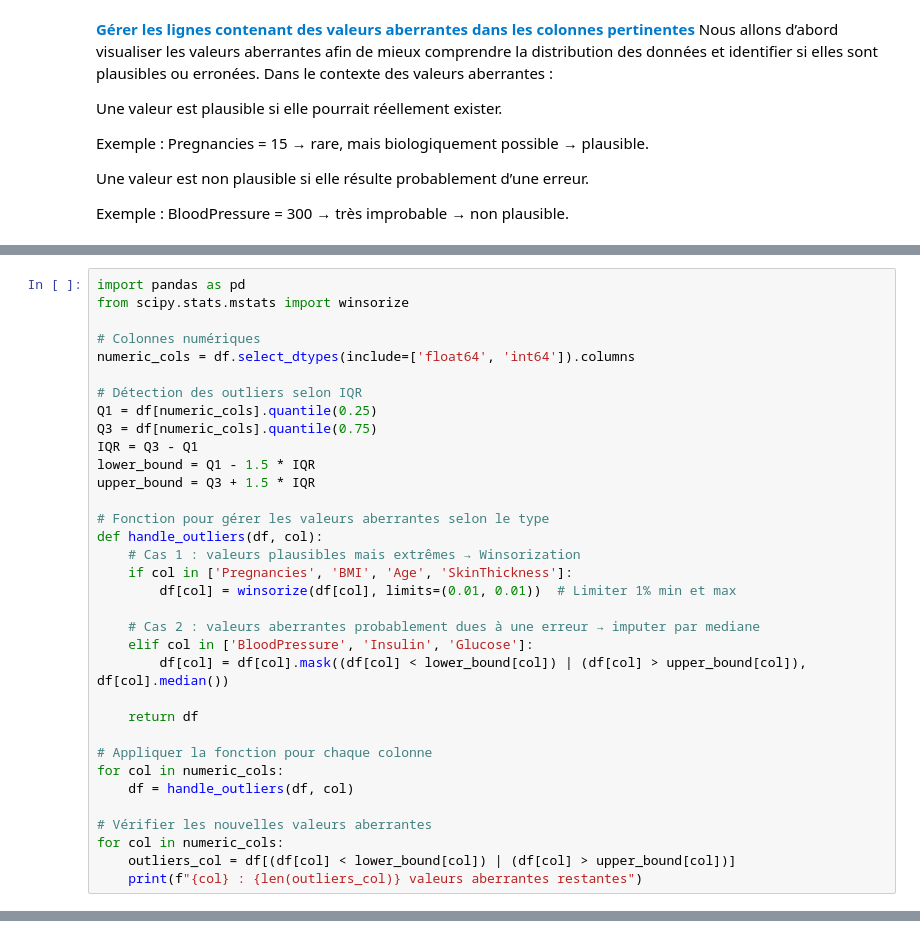
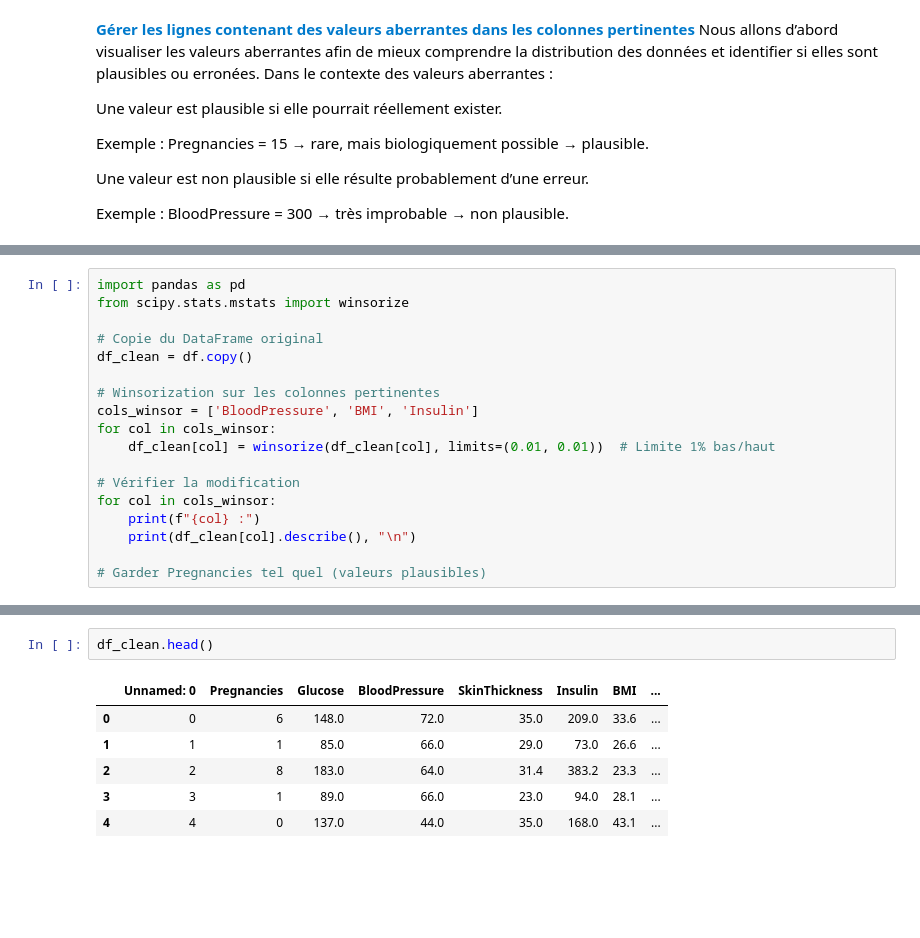
Before and after one commit to MinaELKH/breif2_AnalysePredictionRisqueDiabete, a Jupyter notebook: pretraitementDonnée.ipynb, the cells around one changed output, grey strips where cells are left out. Saved outputs shown, nothing was run; the diff lists cells and outputs as text; blank space fills up the shorter version.

```diff
--- a/pretraitementDonnée.ipynb
+++ b/pretraitementDonnée.ipynb
@@ -291,34 +293,18 @@ Index: []
 import pandas as pd
 from scipy.stats.mstats import winsorize
 
-# Colonnes numériques
-numeric_cols = df.select_dtypes(include=['float64', 'int64']).columns
+# Copie du DataFrame original
+df_clean = df.copy()
 
-# Détection des outliers selon IQR
-Q1 = df[numeric_cols].quantile(0.25)
-Q3 = df[numeric_cols].quantile(0.75)
-IQR = Q3 - Q1
-lower_bound = Q1 - 1.5 * IQR
-upper_bound = Q3 + 1.5 * IQR
+# Winsorization sur les colonnes pertinentes
+cols_winsor = ['BloodPressure', 'BMI', 'Insulin']
+for col in cols_winsor:
+    df_clean[col] = winsorize(df_clean[col], limits=(0.01, 0.01))  # Limite 1% bas/haut
 
-# Fonction pour gérer les valeurs aberrantes selon le type
-def handle_outliers(df, col):
-    # Cas 1 : valeurs plausibles mais extrêmes → Winsorization
-    if col in ['Pregnancies', 'BMI', 'Age', 'SkinThickness']:
-        df[col] = winsorize(df[col], limits=(0.01, 0.01))  # Limiter 1% min et max
+# Vérifier la modification
+for col in cols_winsor:
+    print(f"{col} :")
+    print(df_clean[col].describe(), "\n")
 
-    # Cas 2 : valeurs aberrantes probablement dues à une erreur → imputer par mediane
-    elif col in ['BloodPressure', 'Insulin', 'Glucose']:
-        df[col] = df[col].mask((df[col] < lower_bound[col]) | (df[col] > upper_bound[col]), df[col].median())
-
-    return df
-
-# Appliquer la fonction pour chaque colonne
-for col in numeric_cols:
-    df = handle_outliers(df, col)
-
-# Vérifier les nouvelles valeurs aberrantes
-for col in numeric_cols:
-    outliers_col = df[(df[col] < lower_bound[col]) | (df[col] > upper_bound[col])]
-    print(f"{col} : {len(outliers_col)} valeurs aberrantes restantes")
+# Garder Pregnancies tel quel (valeurs plausibles)
 # %% [output]
@@ -333,0 +352,9 @@ Age : 9 valeurs aberrantes restantes
+# %%
+df_clean.head()
+# %% [output]
+|  | Unnamed: 0 | Pregnancies | Glucose | BloodPressure | SkinThickness | Insulin | BMI | ... |
+| 0 | 0 | 6 | 148.0 | 72.0 | 35.0 | 209.0 | 33.6 | ... |
+| 1 | 1 | 1 | 85.0 | 66.0 | 29.0 | 73.0 | 26.6 | ... |
+| 2 | 2 | 8 | 183.0 | 64.0 | 31.4 | 383.2 | 23.3 | ... |
+| 3 | 3 | 1 | 89.0 | 66.0 | 23.0 | 94.0 | 28.1 | ... |
+| 4 | 4 | 0 | 137.0 | 44.0 | 35.0 | 168.0 | 43.1 | ... |
```
Also changed, not shown: parts of 7 cells of this notebook.
